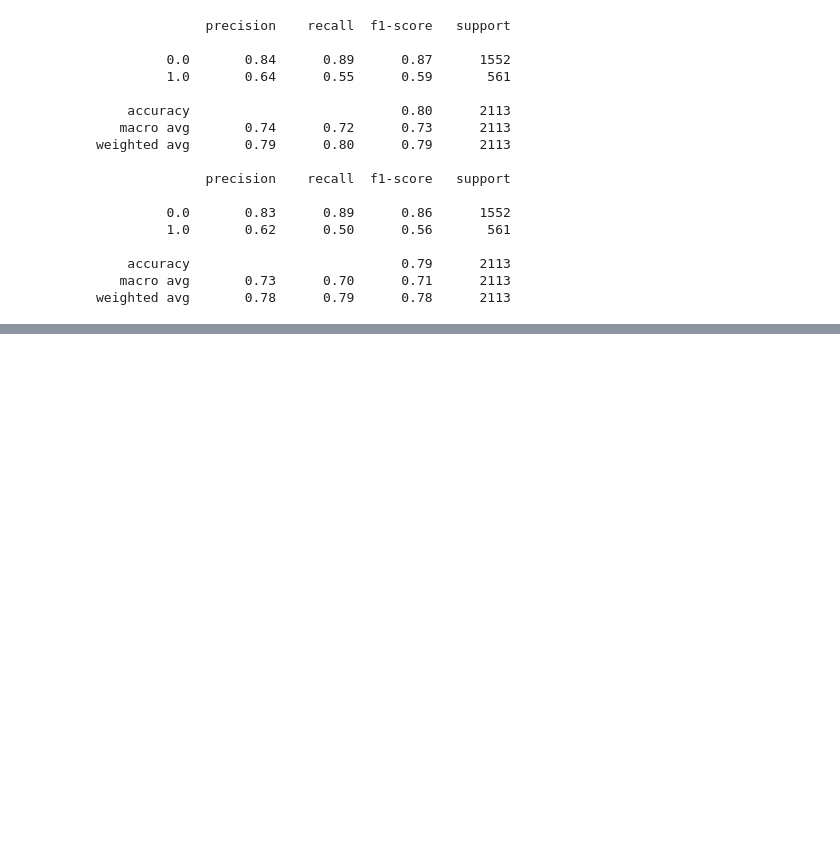
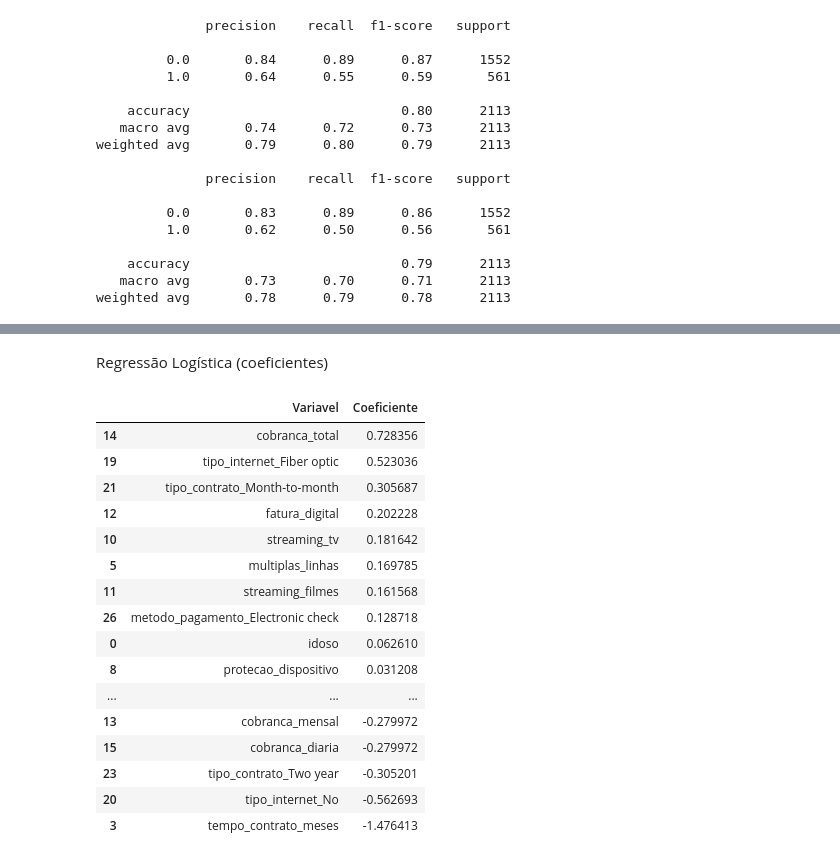
Before and after one commit to Samuel442/desafio-telecom-parte-2, a Jupyter notebook: Desafio_Telecom_parte_2.ipynb, the cells around one changed output, grey strips where cells are left out. Drawn from its saved outputs; the diff is of its cells as text; code cells hidden in the pictures; blank space fills up the shorter version.

```diff
--- a/Desafio_Telecom_parte_2.ipynb
+++ b/Desafio_Telecom_parte_2.ipynb
@@ -498,0 +529,31 @@ weighted avg       0.78      0.79      0.78      2113
+# %% [markdown]
+Regressão Logística (coeficientes)
+# %%
+import pandas as pd
+
+coeficientes = pd.DataFrame({
+    'Variavel': X.columns,
+    'Coeficiente': modelo_lr.coef_[0]
+})
+
+coeficientes = coeficientes.sort_values(by='Coeficiente', ascending=False)
+
+coeficientes
+# %% [output]
+|  | Variavel | Coeficiente |
+| 14 | cobranca_total | 0.728356 |
+| 19 | tipo_internet_Fiber optic | 0.523036 |
+| 21 | tipo_contrato_Month-to-month | 0.305687 |
+| 12 | fatura_digital | 0.202228 |
+| 10 | streaming_tv | 0.181642 |
+| 5 | multiplas_linhas | 0.169785 |
+| 11 | streaming_filmes | 0.161568 |
+| 26 | metodo_pagamento_Electronic check | 0.128718 |
+| 0 | idoso | 0.062610 |
+| 8 | protecao_dispositivo | 0.031208 |
+| ... | ... | ... |
+| 13 | cobranca_mensal | -0.279972 |
+| 15 | cobranca_diaria | -0.279972 |
+| 23 | tipo_contrato_Two year | -0.305201 |
+| 20 | tipo_internet_No | -0.562693 |
+| 3 | tempo_contrato_meses | -1.476413 |
```
Also changed, not shown: parts of 3 cells of this notebook.
